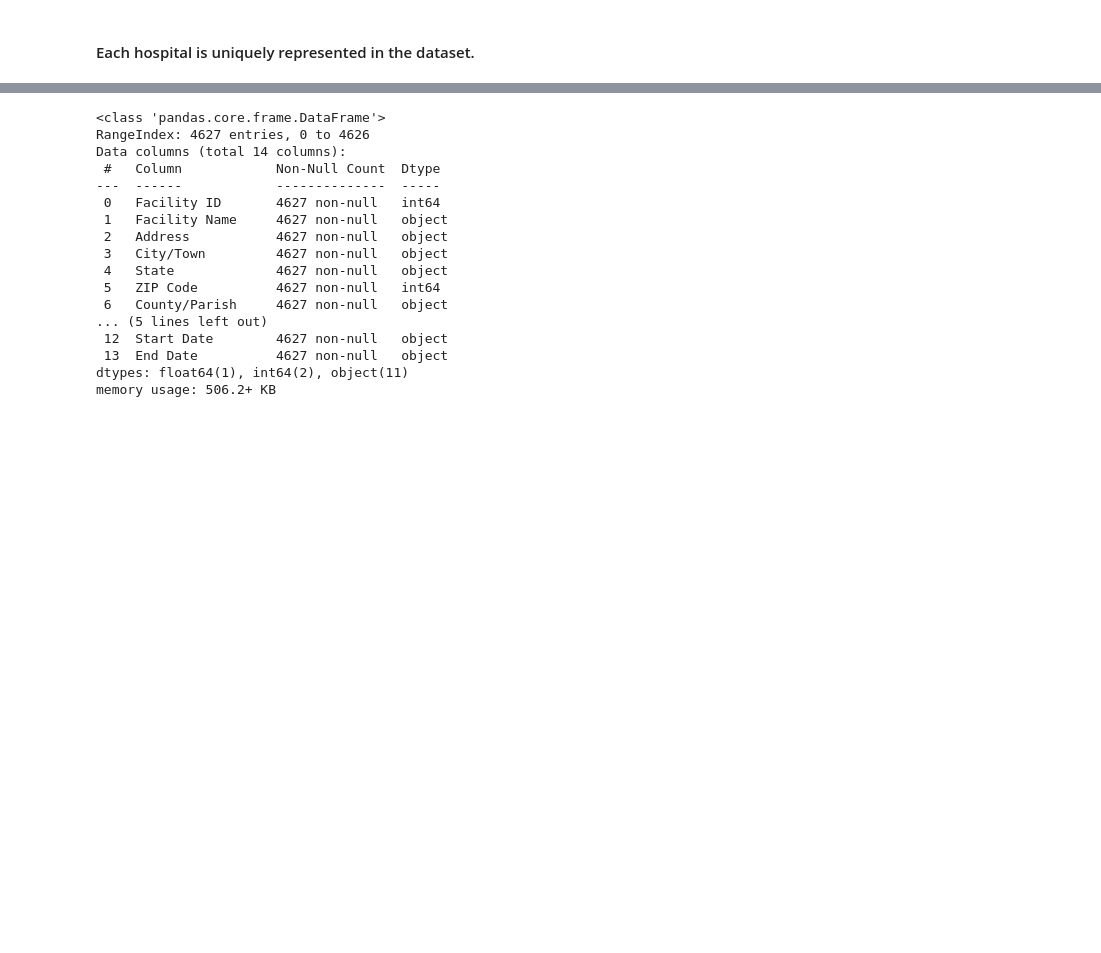
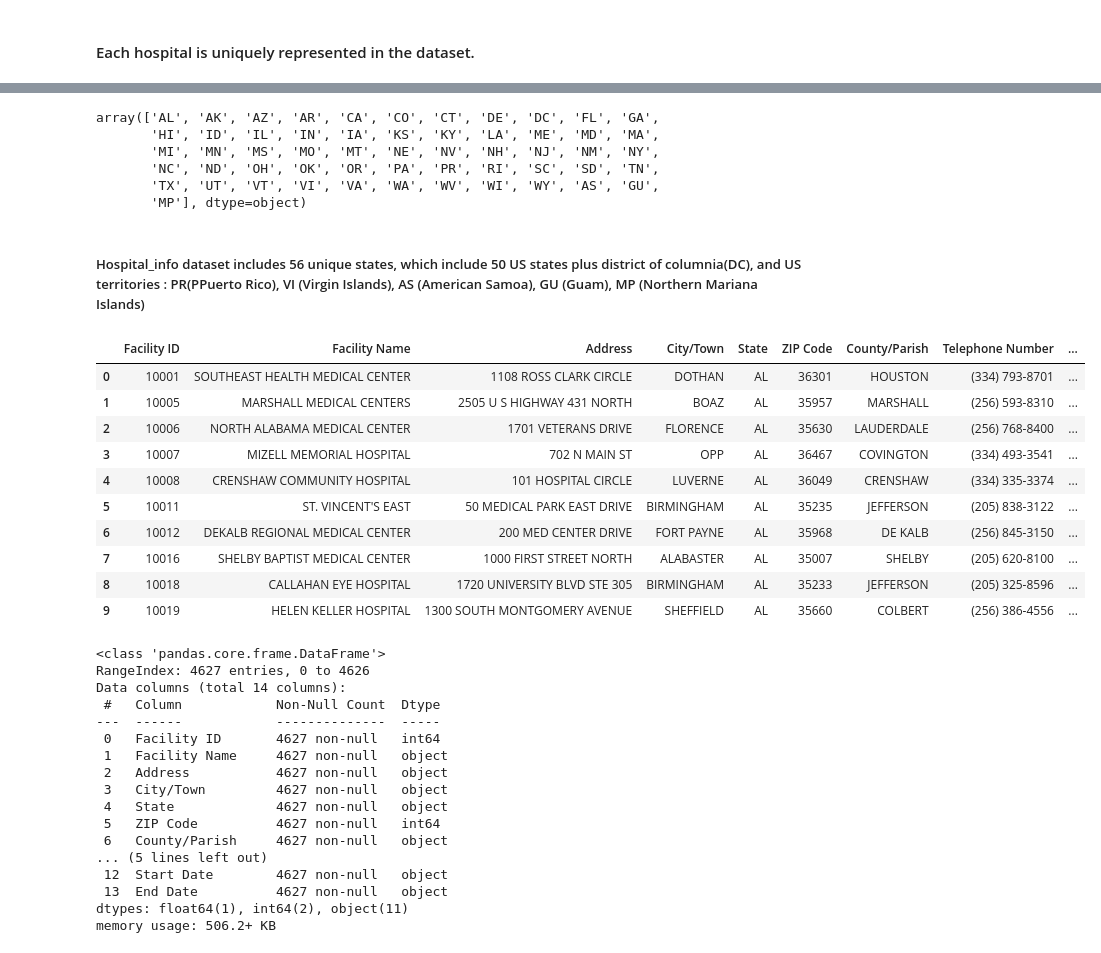
Before and after one commit to Archana-sth/hospital-performance-analysis, a Jupyter notebook: Notebook/hospital_performance_analysis.ipynb, the cells around one changed output, grey strips where cells are left out. Cells and saved outputs as stored; diff of their text form; code cells hidden in the pictures; blank space fills up the shorter version.

```diff
--- a/Notebook/hospital_performance_analysis.ipynb
+++ b/Notebook/hospital_performance_analysis.ipynb
@@ -203,3 +190,30 @@ np.int64(0)
+# %%
+hospital_info['state'].unique()
+# %% [output]
+array(['AL', 'AK', 'AZ', 'AR', 'CA', 'CO', 'CT', 'DE', 'DC', 'FL', 'GA',
+       'HI', 'ID', 'IL', 'IN', 'IA', 'KS', 'KY', 'LA', 'ME', 'MD', 'MA',
+       'MI', 'MN', 'MS', 'MO', 'MT', 'NE', 'NV', 'NH', 'NJ', 'NM', 'NY',
+       'NC', 'ND', 'OH', 'OK', 'OR', 'PA', 'PR', 'RI', 'SC', 'SD', 'TN',
+       'TX', 'UT', 'VT', 'VI', 'VA', 'WA', 'WV', 'WI', 'WY', 'AS', 'GU',
+       'MP'], dtype=object)
+# %% [markdown]
+##### Hospital_info dataset includes 56 unique states, which include 50 US states plus district of columnia(DC), and US territories : PR(PPuerto Rico), VI (Virgin Islands), AS (American Samoa), GU (Guam), MP (Northern Mariana Islands)
+# %%
+# Loading medicare hospital spending per patient dataset
+medicare_data = pd.read_csv("../data/Medicare_Hospital_spending_Per_Patient-Hospital.csv")
+medicare_data.head(10)
+# %% [output]
+|  | Facility ID | Facility Name | Address | City/Town | State | ZIP Code | County/Parish | Telephone Number | ... |
+| 0 | 10001 | SOUTHEAST HEALTH MEDICAL CENTER | 1108 ROSS CLARK CIRCLE | DOTHAN | AL | 36301 | HOUSTON | (334) 793-8701 | ... |
+| 1 | 10005 | MARSHALL MEDICAL CENTERS | 2505 U S HIGHWAY 431 NORTH | BOAZ | AL | 35957 | MARSHALL | (256) 593-8310 | ... |
+| 2 | 10006 | NORTH ALABAMA MEDICAL CENTER | 1701 VETERANS DRIVE | FLORENCE | AL | 35630 | LAUDERDALE | (256) 768-8400 | ... |
+| 3 | 10007 | MIZELL MEMORIAL HOSPITAL | 702 N MAIN ST | OPP | AL | 36467 | COVINGTON | (334) 493-3541 | ... |
+| 4 | 10008 | CRENSHAW COMMUNITY HOSPITAL | 101 HOSPITAL CIRCLE | LUVERNE | AL | 36049 | CRENSHAW | (334) 335-3374 | ... |
+| 5 | 10011 | ST. VINCENT'S EAST | 50 MEDICAL PARK EAST DRIVE | BIRMINGHAM | AL | 35235 | JEFFERSON | (205) 838-3122 | ... |
+| 6 | 10012 | DEKALB REGIONAL MEDICAL CENTER | 200 MED CENTER DRIVE | FORT PAYNE | AL | 35968 | DE KALB | (256) 845-3150 | ... |
+| 7 | 10016 | SHELBY BAPTIST MEDICAL CENTER | 1000 FIRST STREET NORTH | ALABASTER | AL | 35007 | SHELBY | (205) 620-8100 | ... |
+| 8 | 10018 | CALLAHAN EYE HOSPITAL | 1720 UNIVERSITY BLVD STE 305 | BIRMINGHAM | AL | 35233 | JEFFERSON | (205) 325-8596 | ... |
+| 9 | 10019 | HELEN KELLER HOSPITAL | 1300 SOUTH MONTGOMERY AVENUE | SHEFFIELD | AL | 35660 | COLBERT | (256) 386-4556 | ... |
 # %%
 # checking datatypes and missing values
 medicare_data.info()
```
Also changed, not shown: parts of 15 cells of this notebook.
